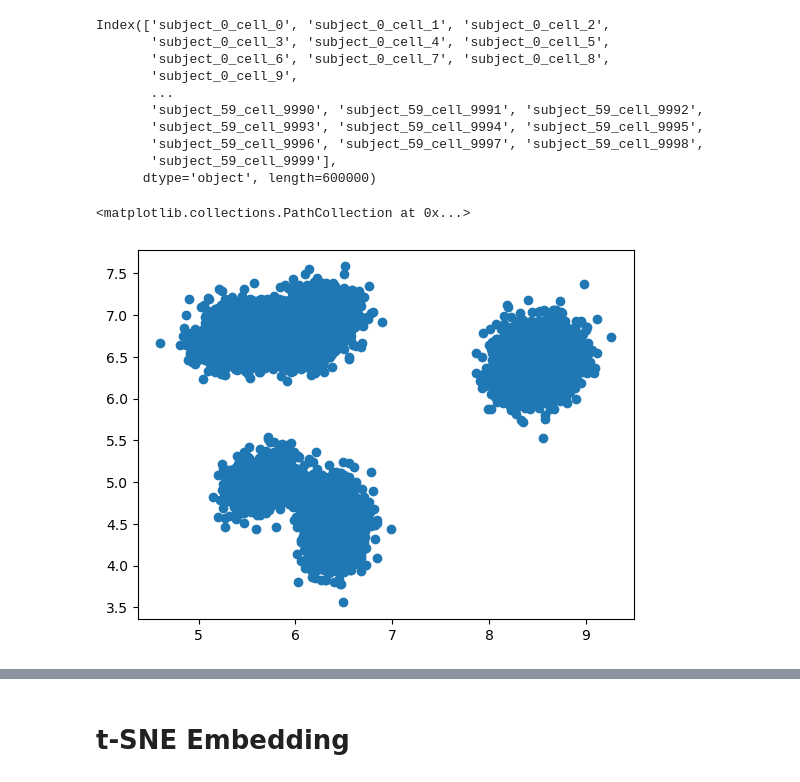
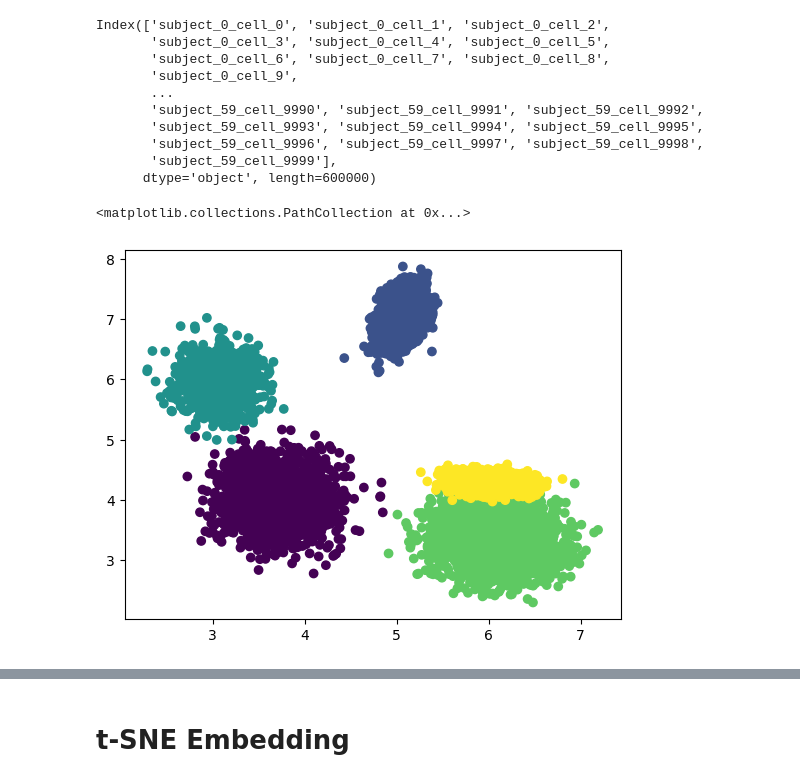
Before and after one commit to bckrlab/cytodatagen, a Jupyter notebook: notebooks/demo_adata.ipynb, the cells around one changed output, grey strips where cells are left out. Saved outputs shown, nothing was run; the diff lists cells and outputs as text; code cells hidden in the pictures.

```diff
--- a/notebooks/demo_adata.ipynb
+++ b/notebooks/demo_adata.ipynb
@@ -30,9 +30,13 @@ Index(['subject_0_cell_0', 'subject_0_cell_1', 'subject_0_cell_2',
        'subject_59_cell_9999'],
       dtype='object', length=600000)
 # %%
-sample = cyto_adata[cyto_adata.obs["subject_id"] == 0]
 
-plt.scatter(sample.X[:, 0], sample.X[:, 1], label=sample.obs["ct_name"])
+from sklearn.preprocessing import LabelEncoder
+
+sample = cyto_adata[cyto_adata.obs["subject_id"] == 50]
+ct_labels = LabelEncoder().fit_transform(sample.obs["ct_name"])
+
+plt.scatter(sample.X[:, 0], sample.X[:, 7], c=ct_labels)
 # %% [output]
 <matplotlib.collections.PathCollection at 0x...>
-[figure, old version]
+[figure, new version]
```
Also changed, not shown: parts of 8 cells of this notebook, 7 other files.
